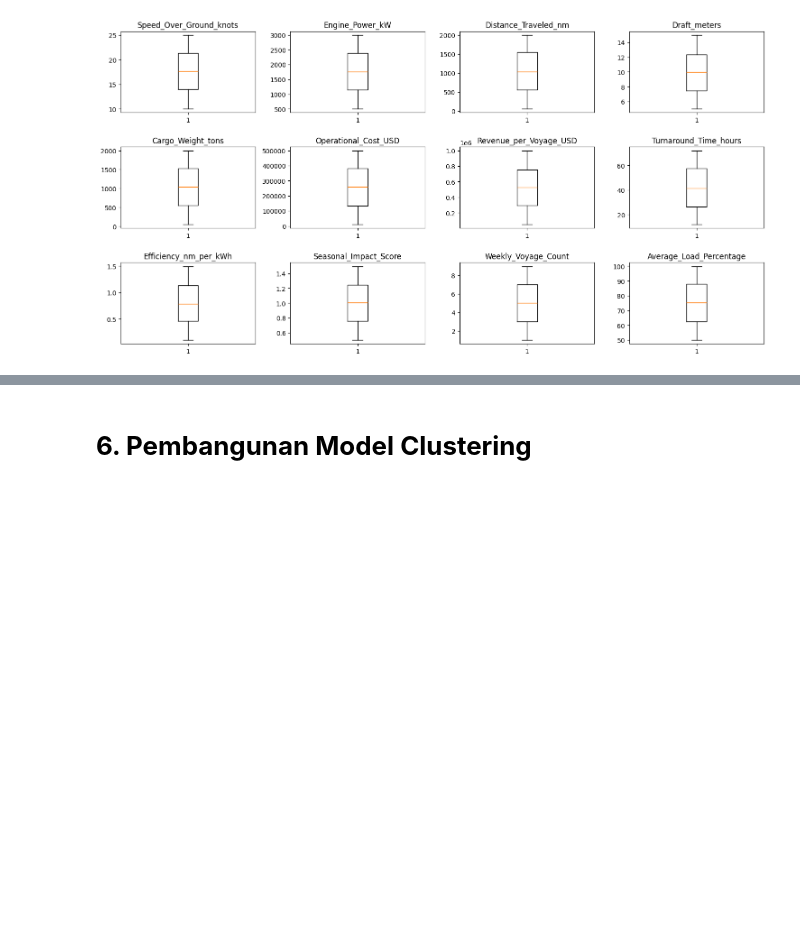
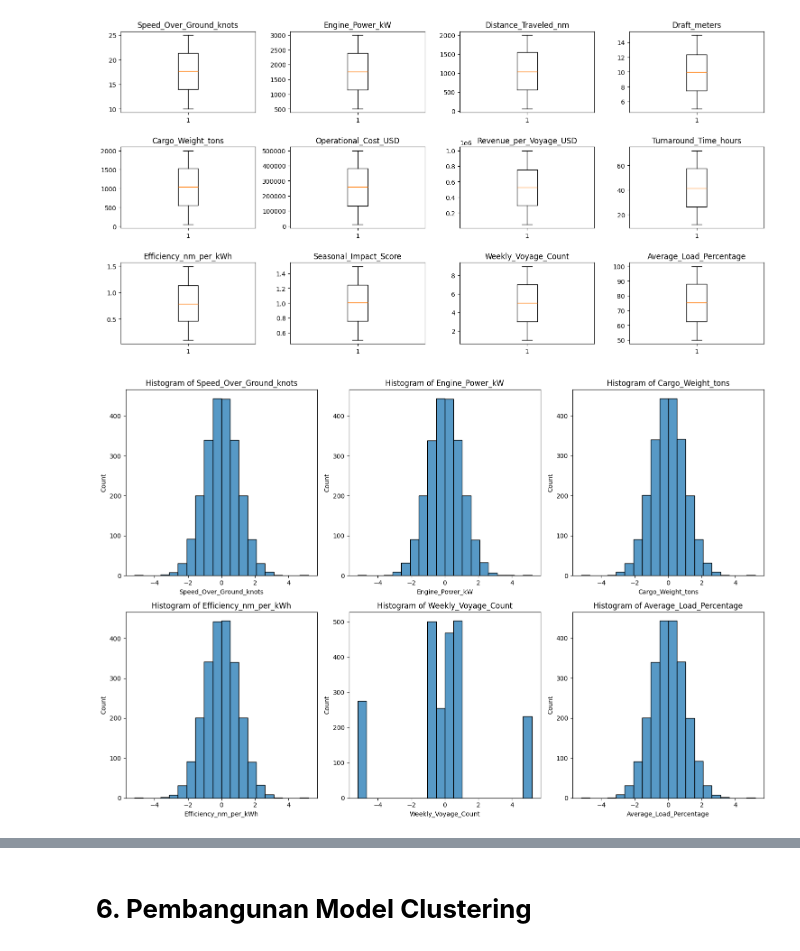
Before and after one commit to ftthalmhdi/ship, a Jupyter notebook: [Clustering]_Submission_Akhir_BMLP_Fattah_Al_Mahdi.ipynb, the cells around one changed output, grey strips where cells are left out. Cells and saved outputs as stored; diff of their text form; code cells hidden in the pictures; blank space fills up the shorter version.

```diff
--- a/[Clustering]_Submission_Akhir_BMLP_Fattah_Al_Mahdi.ipynb
+++ b/[Clustering]_Submission_Akhir_BMLP_Fattah_Al_Mahdi.ipynb
@@ -189,0 +190,32 @@ cek outlier nya
+# %%
+categorical_feature = ['Engine_Type']
+numeric_feature = ["Speed_Over_Ground_knots",
+    "Engine_Power_kW",
+    "Cargo_Weight_tons",
+    "Efficiency_nm_per_kWh",
+    "Weekly_Voyage_Count",
+    "Average_Load_Percentage"]
+df_numeric = df[numeric_feature]
+df_categorical = df[categorical_feature]
+
+df_encoded = pd.get_dummies(df_categorical, columns=["Engine_Type"])
+df_encoded = df_encoded.replace({False: 0, True: 1})
+# %%
+from sklearn.preprocessing import QuantileTransformer
+scaler =  QuantileTransformer(output_distribution='normal')
+
+df_normalized = df_numeric.copy()
+df_normalized[numeric_feature] = scaler.fit_transform(df_normalized[numeric_feature])
+
+num_features = len(df_normalized.columns)
+rows = math.ceil(num_features / 3)
+fig, axes = plt.subplots(rows, 3, figsize=(15, 5 * rows))
+axes = axes.flatten()
+for i, x in enumerate(df_normalized.columns):
+    sns.histplot(df_normalized[x], bins=20, ax=axes[i])
+    axes[i].set_title(f'Histogram of {x}')
+
+plt.tight_layout()
+plt.show()
+# %% [output]
+[figure, added]
```
Also changed, not shown: parts of 16 cells of this notebook.
